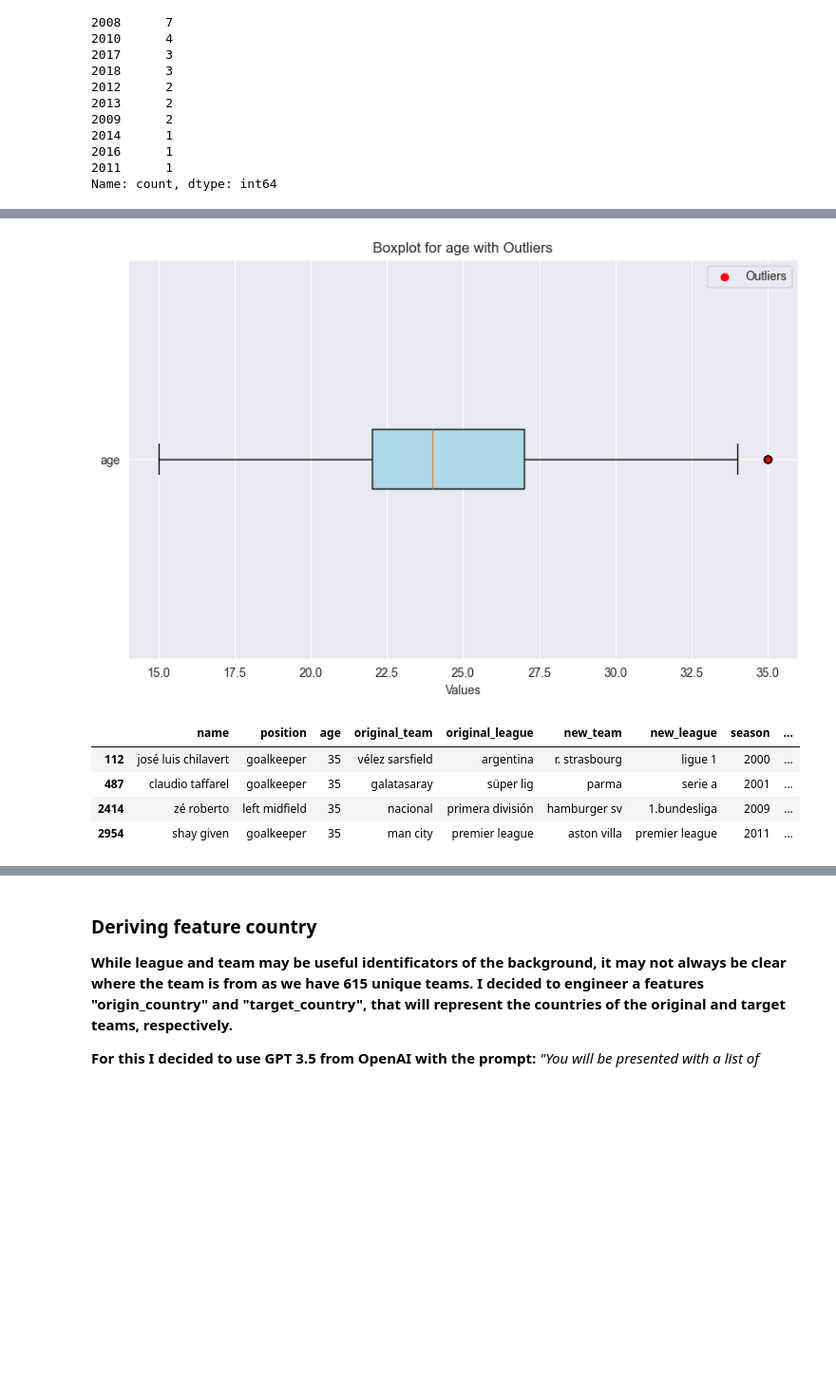
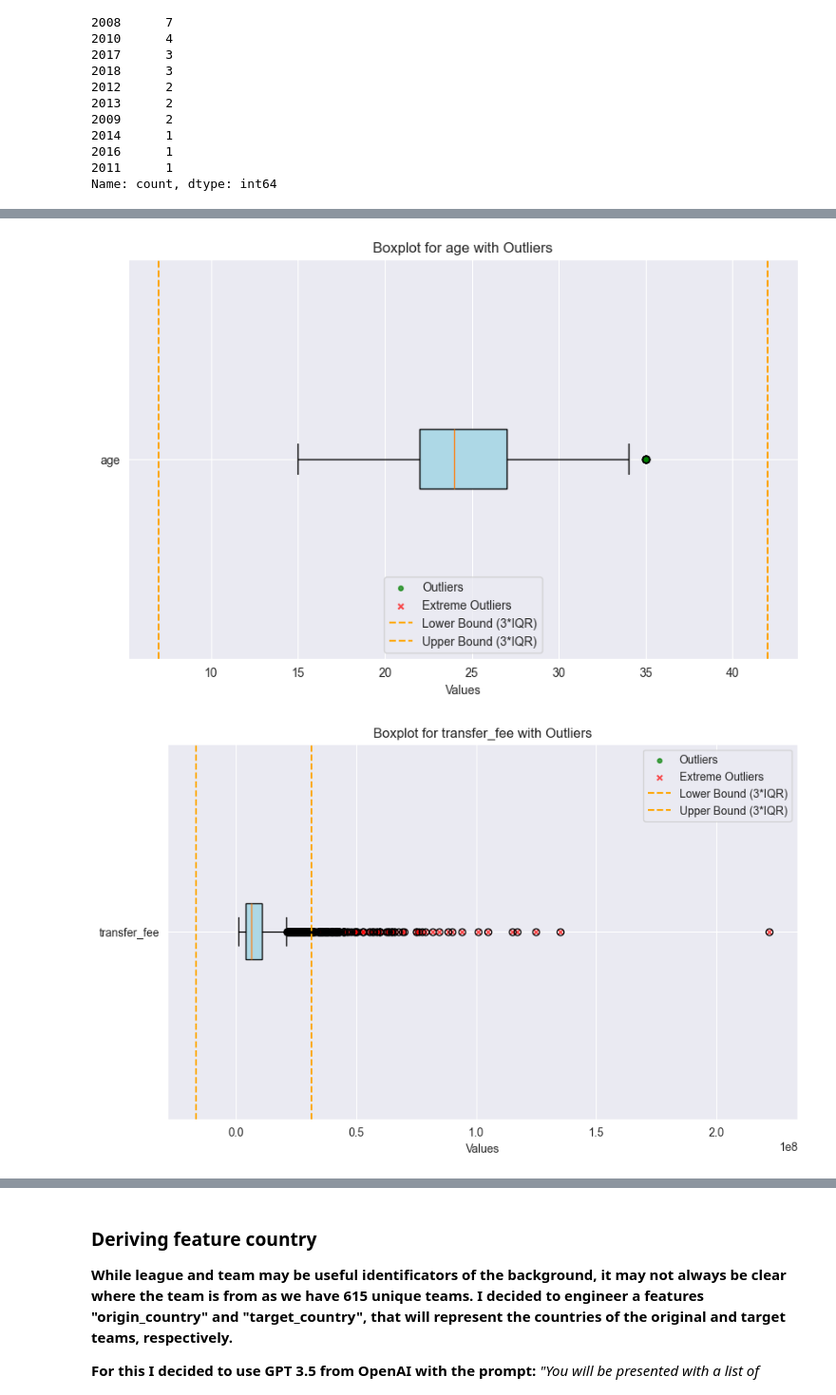
Before and after one commit to balooooooooo/football-transfers-eda, a Jupyter notebook: football_transfers.ipynb, the cells around one changed output, grey strips where cells are left out. Shown at 95% size. Drawn from its saved outputs; the diff is of its cells as text; code cells hidden in the pictures; blank space fills up the shorter version.

Commit message:
imputation, outlier detection

```diff
--- a/football_transfers.ipynb
+++ b/football_transfers.ipynb
@@ -119,9 +119,6 @@ FC Arsenal was in several instances named just Arsenal
 Al Shabab was in several instances named just Shabab
 Al Nasr was in several instances named just Nasr
 # %%
-df.loc[df["original_team"] == "arsenal", "original_team"] = "arsenal fc"
-df.loc[df["new_team"] == "arsenal", "new_team"] = "arsenal fc"
-
 df.loc[df["original_team"] == "shabab", "original_team"] = "al shabab"
 df.loc[df["new_team"] == "shabab", "original_team"] = "al shabab"
 
@@ -243,50 +254,44 @@ Name: count, dtype: int64
 # %%
-def get_outliers(df, column_name):
-    # Create a figure and axis
+def get_outliers_iqr(df, column_name):
     fig, ax = plt.subplots(figsize=(10, 6))
-
-    # Plot the boxplot
     boxplot = ax.boxplot(df[column_name], vert=False, patch_artist=True)
 
-    # Highlight outliers
     q1 = df[column_name].quantile(0.25)
     q3 = df[column_name].quantile(0.75)
     iqr = q3 - q1
     lower_bound = q1 - 1.5 * iqr
     upper_bound = q3 + 1.5 * iqr
 
-    # Identify and highlight outliers
-    outliers = df[(df[column_name] < lower_bound) | (df[column_name] > upper_bound)]
+    lower_bound_ex = q1 - 3 * iqr
+    upper_bound_ex = q3 + 3 * iqr
 
-    # Change the color of the box to distinguish it from the outliers
+    outliers = df[((df[column_name] < lower_bound) & (df[column_name] >= lower_bound_ex)) | (
+            (df[column_name] > upper_bound) & (df[column_name] <= upper_bound_ex))]
+    ext_outliers = df[(df[column_name] < lower_bound_ex) | (df[column_name] > upper_bound_ex)]
+
     for patch in boxplot['boxes']:
         patch.set_facecolor('lightblue')
 
-    # Add the scatter plot for outliers
-    ax.scatter(outliers[column_name], [1] * len(outliers), color='red', label='Outliers')
+    ax.scatter(outliers[column_name], [1] * len(outliers), color='green', alpha=0.7, label='Outliers', s=15, marker='o')
+    ax.scatter(ext_outliers[column_name], [1] * len(ext_outliers), color='red', alpha=0.7, label='Extreme Outliers', s=20, marker='x')
 
-    # Set labels and title
+    ax.axvline(lower_bound_ex, color='orange', linestyle='--', label='Lower Bound (3*IQR)')
+    ax.axvline(upper_bound_ex, color='orange', linestyle='--', label='Upper Bound (3*IQR)')
+
     ax.set_yticklabels([column_name])
     ax.set_xlabel('Values')
     ax.set_title(f'Boxplot for {column_name} with Outliers')
 
-    # Show legend
     ax.legend()
 
-    # Disable scientific notation on the x-axis
     ax.xaxis.set_major_formatter(ScalarFormatter(useMathText=False))
 
-    # Show the plot
     plt.show()
 
-    # Return the outliers DataFrame
-    return outliers
+    return pd.concat([outliers, ext_outliers])
 # %%
-get_outliers(df, "age")
+get_outliers_iqr(df, "age")
+outliers = get_outliers_iqr(df, "transfer_fee")
 # %% [output]
-[figure, old version]
+[figure, new version]
-|  | name | position | age | original_team | original_league | new_team | new_league | season | ... |
-| 112 | josé luis chilavert | goalkeeper | 35 | vélez sarsfield | argentina | r. strasbourg | ligue 1 | 2000 | ... |
-| 487 | claudio taffarel | goalkeeper | 35 | galatasaray | süper lig | parma | serie a | 2001 | ... |
-| 2414 | zé roberto | left midfield | 35 | nacional | primera división | hamburger sv | 1.bundesliga | 2009 | ... |
-| 2954 | shay given | goalkeeper | 35 | man city | premier league | aston villa | premier league | 2011 | ... |
+[figure, added]
```
Also changed, not shown: parts of 11 cells of this notebook.
